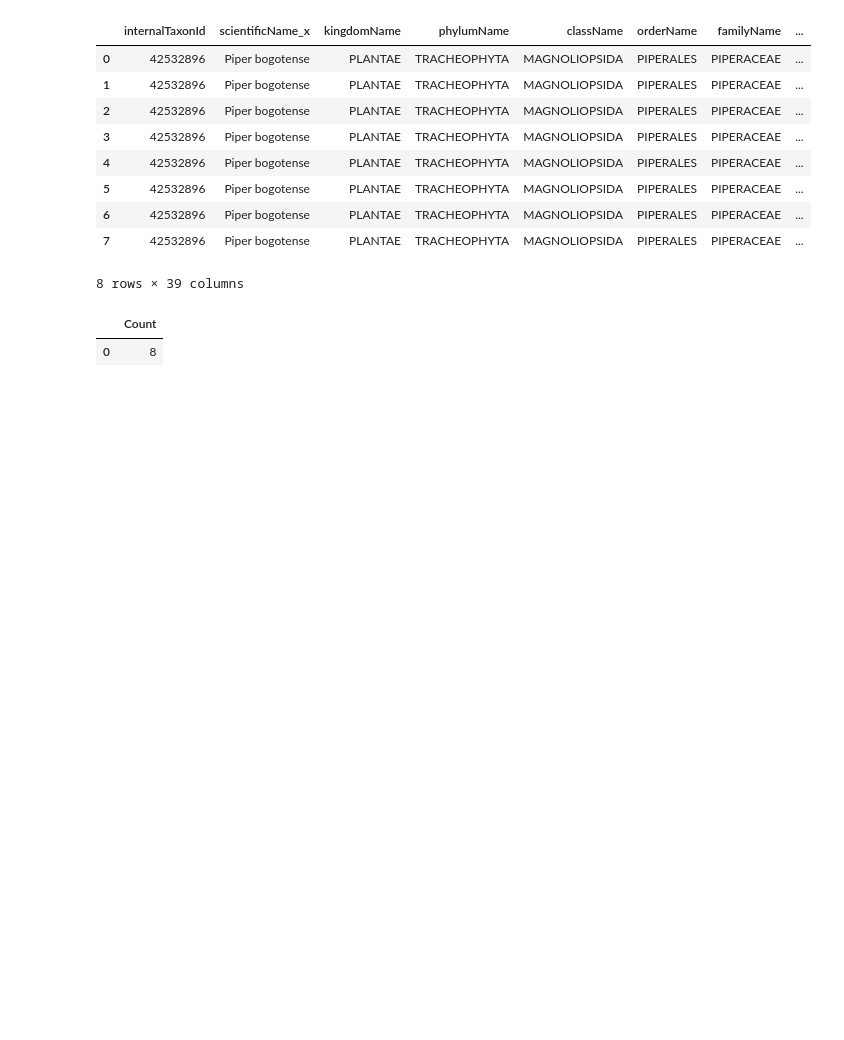
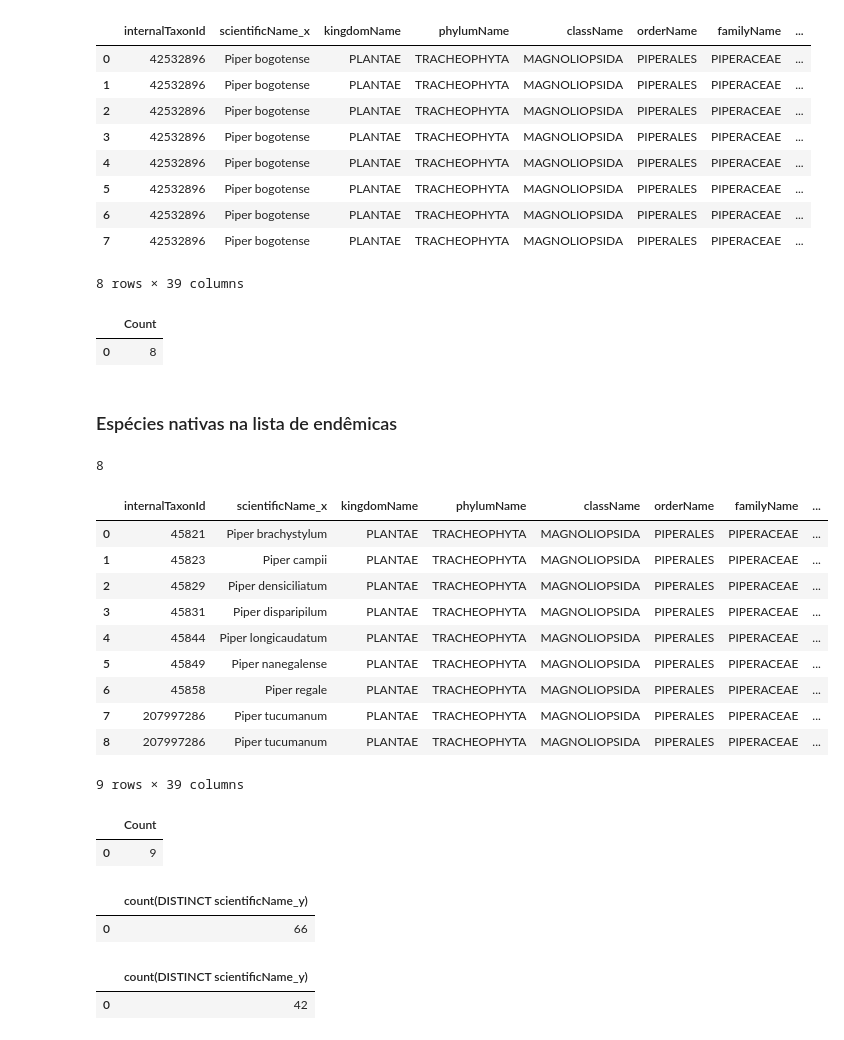
Before and after one commit to xaaaandao/din4072-applied-data-science, a Jupyter notebook: 05preprocess.ipynb, the cells around one changed output. Cells and saved outputs as stored; diff of their text form; code cells hidden in the pictures; blank space fills up the shorter version.

```diff
--- a/05preprocess.ipynb
+++ b/05preprocess.ipynb
@@ -184,3 +184,48 @@ conn.execute("""
 # %% [output]
 |  | Count |
 | 0 | 8 |
+# %% [markdown]
+### Espécies nativas na lista de endêmicas
+# %%
+especies_erradas = ["Piper brachystylum", "Piper campii", "Piper densiciliatum", "Piper disparipilum", "Piper longicaudatum", "Piper nanegalense", "Piper regale", "Piper tucumanum"]
+len(especies_erradas)
+# %% [output]
+8
+# %%
+conn.execute(f"""
+    SELECT *
+    FROM especies_endemicas
+    WHERE scientificName_y IN ({",".join(["\'%s\'" % x for x in especies_erradas])});
+""").df()
+# %% [output]
+|  | internalTaxonId | scientificName_x | kingdomName | phylumName | className | orderName | familyName | ... |
+| 0 | 45821 | Piper brachystylum | PLANTAE | TRACHEOPHYTA | MAGNOLIOPSIDA | PIPERALES | PIPERACEAE | ... |
+| 1 | 45823 | Piper campii | PLANTAE | TRACHEOPHYTA | MAGNOLIOPSIDA | PIPERALES | PIPERACEAE | ... |
+| 2 | 45829 | Piper densiciliatum | PLANTAE | TRACHEOPHYTA | MAGNOLIOPSIDA | PIPERALES | PIPERACEAE | ... |
+| 3 | 45831 | Piper disparipilum | PLANTAE | TRACHEOPHYTA | MAGNOLIOPSIDA | PIPERALES | PIPERACEAE | ... |
+| 4 | 45844 | Piper longicaudatum | PLANTAE | TRACHEOPHYTA | MAGNOLIOPSIDA | PIPERALES | PIPERACEAE | ... |
+| 5 | 45849 | Piper nanegalense | PLANTAE | TRACHEOPHYTA | MAGNOLIOPSIDA | PIPERALES | PIPERACEAE | ... |
+| 6 | 45858 | Piper regale | PLANTAE | TRACHEOPHYTA | MAGNOLIOPSIDA | PIPERALES | PIPERACEAE | ... |
+| 7 | 207997286 | Piper tucumanum | PLANTAE | TRACHEOPHYTA | MAGNOLIOPSIDA | PIPERALES | PIPERACEAE | ... |
+| 8 | 207997286 | Piper tucumanum | PLANTAE | TRACHEOPHYTA | MAGNOLIOPSIDA | PIPERALES | PIPERACEAE | ... |
+9 rows × 39 columns
+# %%
+conn.execute(f"""
+    INSERT INTO especies_nativas (internalTaxonId, scientificName_x, kingdomName, phylumName, className, orderName, familyName, genusName, speciesName, infraType, infraName, infraAuthority, subpopulationName, authority, taxonomicNotes, assessmentId, scientificName_y, redlistCategory, redlistCriteria, yearPublished, assessmentDate, criteriaVersion, language, rationale, habitat, threats, population, populationTrend, range, useTrade, systems, conservationActions, realm, yearLastSeen, possiblyExtinct, possiblyExtinctInTheWild, scopes, extant, land_regions)
+    SELECT internalTaxonId, scientificName_x, kingdomName, phylumName, className, orderName, familyName, genusName, speciesName, infraType, infraName, infraAuthority, subpopulationName, authority, taxonomicNotes, assessmentId, scientificName_y, redlistCategory, redlistCriteria, yearPublished, assessmentDate, criteriaVersion, language, rationale, habitat, threats, population, populationTrend, range, useTrade, systems, conservationActions, realm, yearLastSeen, possiblyExtinct, possiblyExtinctInTheWild, scopes, extant, land_regions
+    FROM especies_endemicas
+    WHERE scientificName_y IN ({",".join(["\'%s\'" % x for x in especies_erradas])});
+""").df()
+# %% [output]
+|  | Count |
+| 0 | 9 |
+# %%
+conn.execute(f""" SELECT COUNT(DISTINCT(scientificName_y)) FROM especies_nativas """).df()
+# %% [output]
+|  | count(DISTINCT scientificName_y) |
+| 0 | 66 |
+# %%
+conn.execute(f""" SELECT COUNT(DISTINCT(scientificName_y)) FROM especies_endemicas """).df()
+# %% [output]
+|  | count(DISTINCT scientificName_y) |
+| 0 | 42 |
```
Also changed, not shown: parts of 1 cell of this notebook.
